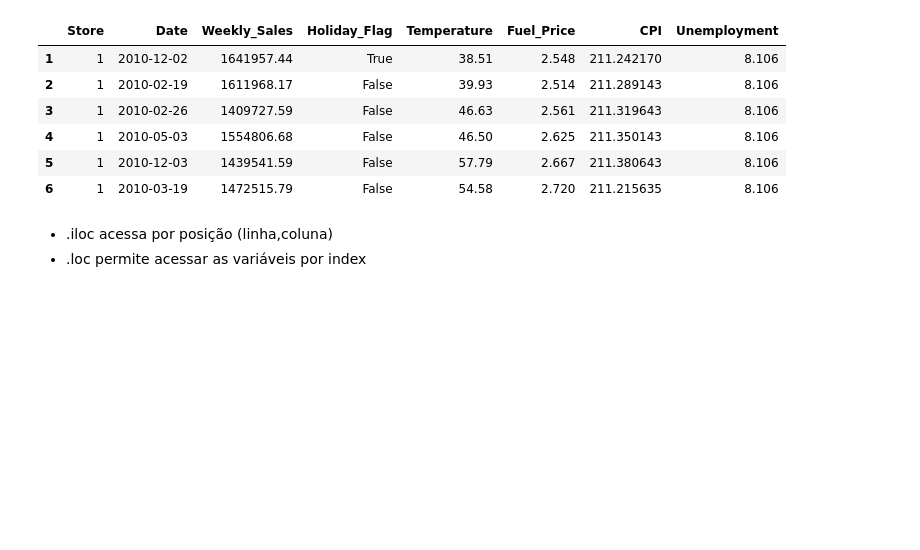
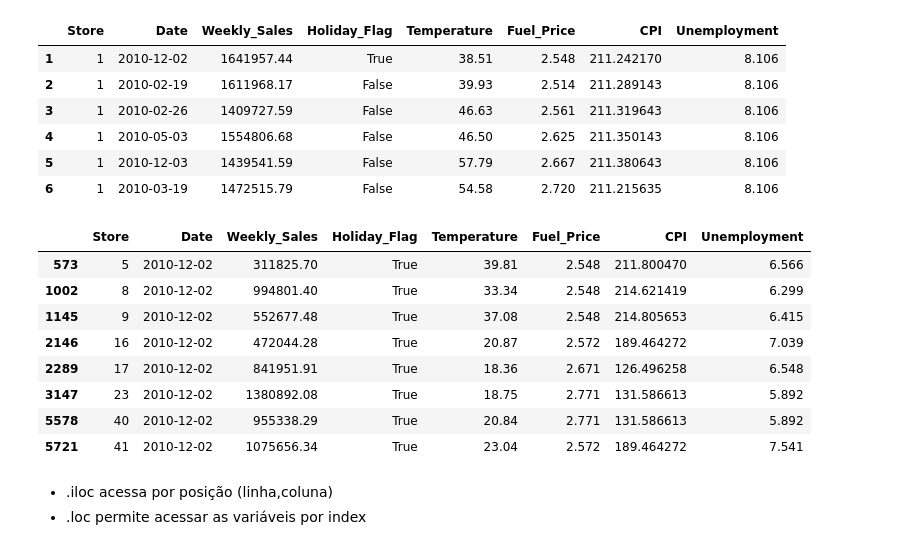
Before and after one commit to andrelbd1/teaching-data-science, a Jupyter notebook: 01. Series, DataFrame and Reindex.ipynb, the cells around one changed output. Drawn from its saved outputs; the diff is of its cells as text; code cells hidden in the pictures; blank space fills up the shorter version.

```diff
--- a/01. Series, DataFrame and Reindex.ipynb
+++ b/01. Series, DataFrame and Reindex.ipynb
@@ -585,6 +585,18 @@ walmart.query('1 <= index < 7')
 | 4 | 1 | 2010-05-03 | 1554806.68 | False | 46.50 | 2.625 | 211.350143 | 8.106 |
 | 5 | 1 | 2010-12-03 | 1439541.59 | False | 57.79 | 2.667 | 211.380643 | 8.106 |
 | 6 | 1 | 2010-03-19 | 1472515.79 | False | 54.58 | 2.720 | 211.215635 | 8.106 |
+# %%
+walmart.query("Date == '12-02-2010' and Temperature < 40 and Unemployment < 8")
+# %% [output]
+|  | Store | Date | Weekly_Sales | Holiday_Flag | Temperature | Fuel_Price | CPI | Unemployment |
+| 573 | 5 | 2010-12-02 | 311825.70 | True | 39.81 | 2.548 | 211.800470 | 6.566 |
+| 1002 | 8 | 2010-12-02 | 994801.40 | True | 33.34 | 2.548 | 214.621419 | 6.299 |
+| 1145 | 9 | 2010-12-02 | 552677.48 | True | 37.08 | 2.548 | 214.805653 | 6.415 |
+| 2146 | 16 | 2010-12-02 | 472044.28 | True | 20.87 | 2.572 | 189.464272 | 7.039 |
+| 2289 | 17 | 2010-12-02 | 841951.91 | True | 18.36 | 2.671 | 126.496258 | 6.548 |
+| 3147 | 23 | 2010-12-02 | 1380892.08 | True | 18.75 | 2.771 | 131.586613 | 5.892 |
+| 5578 | 40 | 2010-12-02 | 955338.29 | True | 20.84 | 2.771 | 131.586613 | 5.892 |
+| 5721 | 41 | 2010-12-02 | 1075656.34 | True | 23.04 | 2.572 | 189.464272 | 7.541 |
 # %% [markdown]
 - .iloc acessa por posição (linha,coluna)
 - .loc permite acessar as variáveis por index
```
Also changed, not shown: parts of 6 cells of this notebook, 1 other file.
